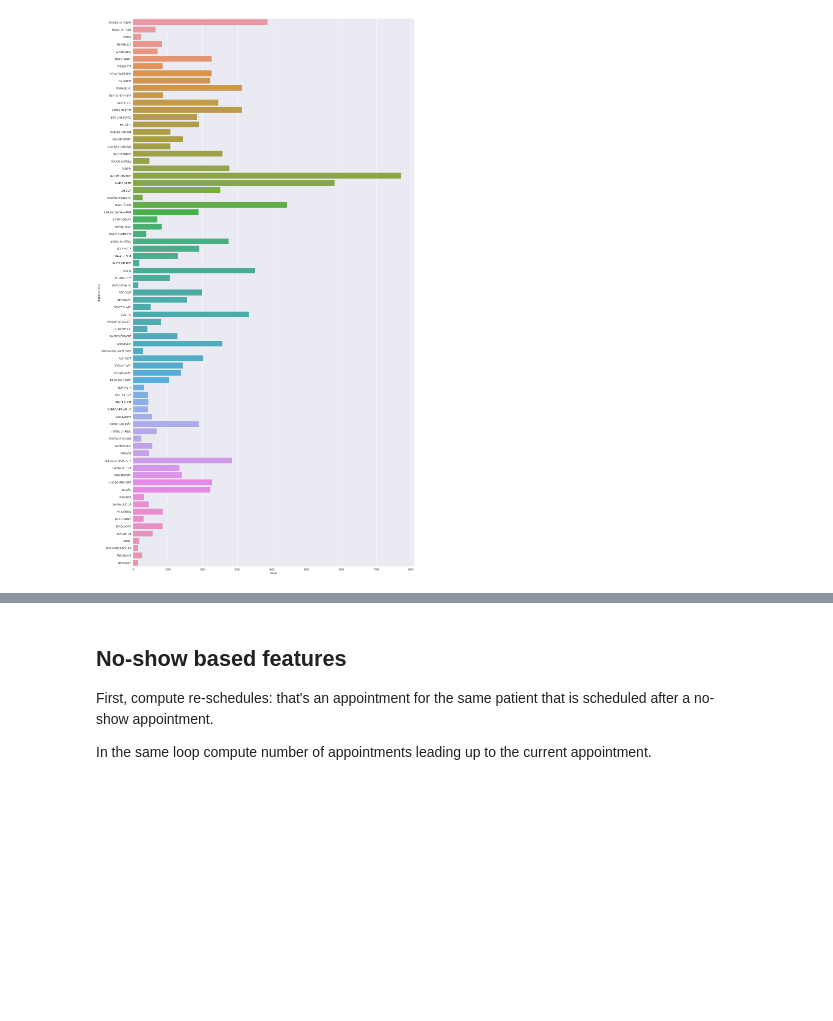
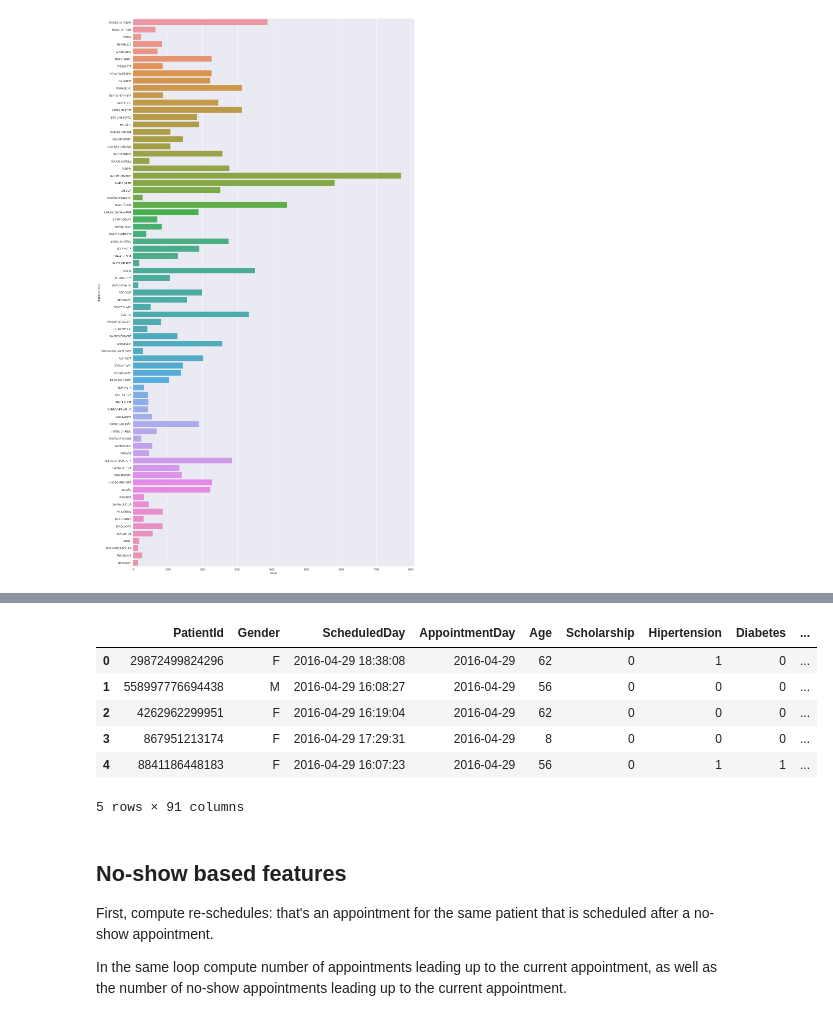
Before and after one commit to pisarenko-net/machine-learning, a Jupyter notebook: no-show-hospital/Appointment noshow - Feature Engineering.ipynb, the cells around one changed output, grey strips where cells are left out. Saved outputs shown, nothing was run; the diff lists cells and outputs as text; code cells hidden in the pictures; blank space fills up the shorter version.

```diff
--- a/no-show-hospital/Appointment noshow - Feature Engineering.ipynb
+++ b/no-show-hospital/Appointment noshow - Feature Engineering.ipynb
@@ -121,9 +123,20 @@ plt.show()
+# %%
+df = pd.get_dummies(df, columns=['Neighbourhood'])
+df.head()
+# %% [output]
+|  | PatientId | Gender | ScheduledDay | AppointmentDay | Age | Scholarship | Hipertension | Diabetes | ... |
+| 0 | 29872499824296 | F | 2016-04-29 18:38:08 | 2016-04-29 | 62 | 0 | 1 | 0 | ... |
+| 1 | 558997776694438 | M | 2016-04-29 16:08:27 | 2016-04-29 | 56 | 0 | 0 | 0 | ... |
+| 2 | 4262962299951 | F | 2016-04-29 16:19:04 | 2016-04-29 | 62 | 0 | 0 | 0 | ... |
+| 3 | 867951213174 | F | 2016-04-29 17:29:31 | 2016-04-29 | 8 | 0 | 0 | 0 | ... |
+| 4 | 8841186448183 | F | 2016-04-29 16:07:23 | 2016-04-29 | 56 | 0 | 1 | 1 | ... |
+5 rows × 91 columns
 # %% [markdown]
 ## No-show based features
 
 First, compute re-schedules: that's an appointment for the same patient that is scheduled after a no-show appointment.
 
-In the same loop compute number of appointments leading up to the current appointment.
+In the same loop compute number of appointments leading up to the current appointment, as well as the number of no-show appointments leading up to the current appointment.
 # %%
 # new variable indicates if previous appointment was a no-show
 df['IsReschedule'] = 0
```
Also changed, not shown: parts of 13 cells of this notebook, 1 other file.
